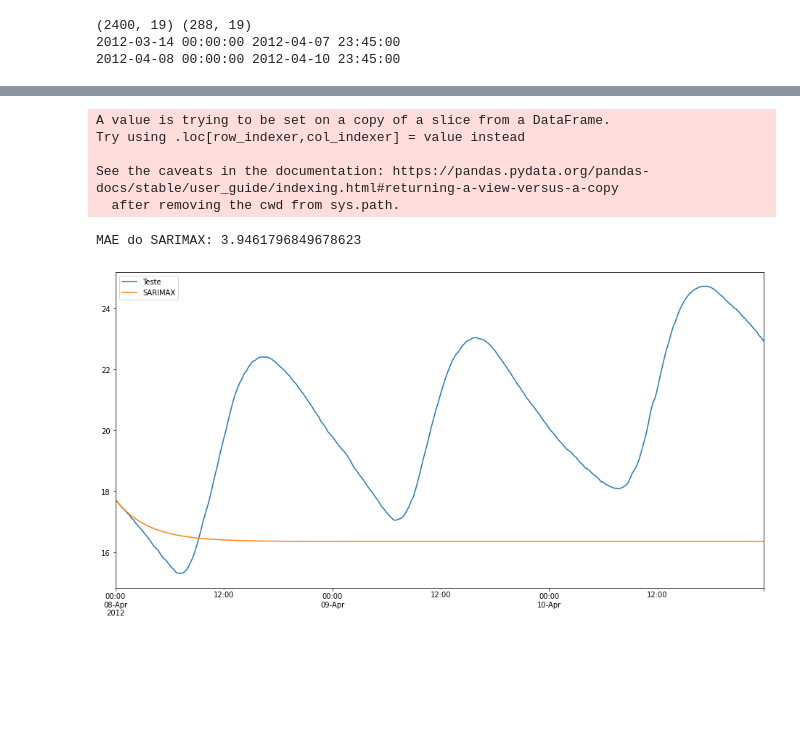
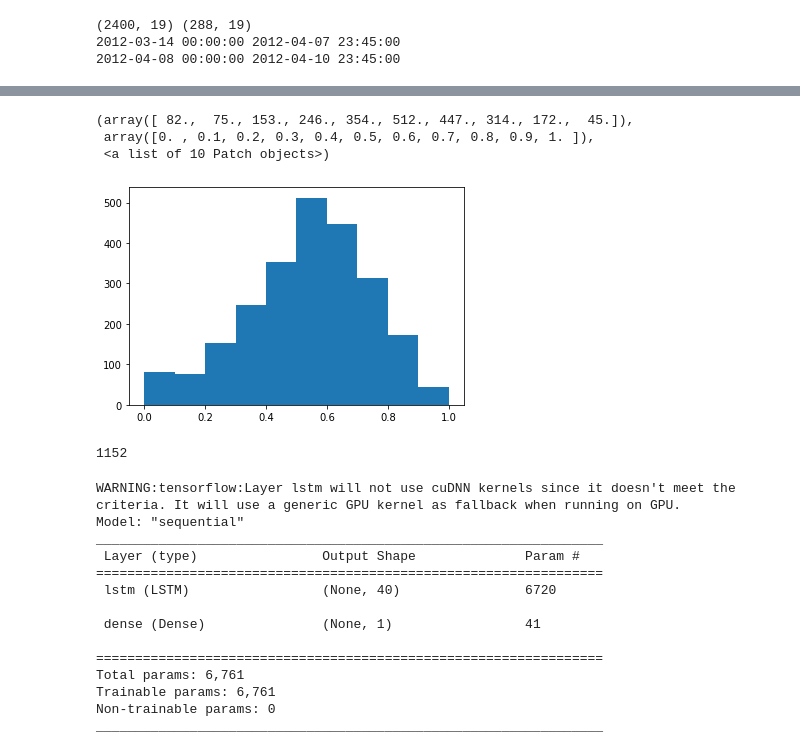
Before and after one commit to HedersonSantos/SmartHome, a Jupyter notebook: seriesTemporais.ipynb, the cells around one changed output, grey strips where cells are left out. Drawn from its saved outputs; the diff is of its cells as text; code cells hidden in the pictures; blank space fills up the shorter version.

```diff
--- a/seriesTemporais.ipynb
+++ b/seriesTemporais.ipynb
@@ -285,4 +163,0 @@ ajustado_hw = modelo.fit();
-# %%
-#Testa HW
-dfTeste['HW'] = ajustado_hw.forecast(dfTeste.shape[0])
-dfTeste[['Indoor_temperature_room','HW']].head(10)
@@ -351,20 +164,45 @@ Warnings:
-# %%
-#avaliando o modelo.
-inicio=len(dfTreino)
-fim=len(dfTreino)+len(dfTeste)-1
-dfTeste['SARIMAX'] = ajustado_sarimax.predict(start=inicio, end=fim, dynamic=False, typ='levels')
-# %% [output]
-A value is trying to be set on a copy of a slice from a DataFrame.
-Try using .loc[row_indexer,col_indexer] = value instead
-
-See the caveats in the documentation: https://pandas.pydata.org/pandas-docs/stable/user_guide/indexing.html#returning-a-view-versus-a-copy
-  after removing the cwd from sys.path.
-# %%
-sarimax = mean_absolute_error(dfTeste['Indoor_temperature_room'],dfTeste['SARIMAX'])
-print('MAE do SARIMAX:', sarimax)
-# %% [output]
-MAE do SARIMAX: 3.9461796849678623
-# %%
-plotaSeries(None, dfTeste['Indoor_temperature_room'], dfTeste['SARIMAX'])
-# %% [output]
-[figure, removed]
+# %%
+#padronizando os valores de 'confirmed' para o dataset de treino e teste - colocando todos os exemplos na mesma escala
+scaler = MinMaxScaler()
+scaler.fit(dfTreino[['Indoor_temperature_room']])
+
+scaled_train = scaler.transform(dfTreino[['Indoor_temperature_room']])
+scaled_test = scaler.transform(dfTeste[['Indoor_temperature_room']])
+
+plt.hist(scaled_train)
+# %% [output]
+(array([ 82.,  75., 153., 246., 354., 512., 447., 314., 172.,  45.]),
+ array([0. , 0.1, 0.2, 0.3, 0.4, 0.5, 0.6, 0.7, 0.8, 0.9, 1. ]),
+ <a list of 10 Patch objects>)
+[figure, added]
+# %%
+# gerando as entradas para a rede neural - (o gerador)
+
+n_input = 96
+n_features = 1
+generator = TimeseriesGenerator(scaled_train, scaled_train, length=n_input, batch_size=2)
+len(generator)
+# %% [output]
+1152
+# %%
+#definindo o modelo e imprimindo a arquitetura
+model = Sequential()
+model.add(LSTM(40, activation='relu', input_shape=(n_input, n_features)))
+model.add(Dense(1))
+model.compile(optimizer='adam', loss='mse' )
+model.summary()
+# %% [output]
+WARNING:tensorflow:Layer lstm will not use cuDNN kernels since it doesn't meet the criteria. It will use a generic GPU kernel as fallback when running on GPU.
+Model: "sequential"
+_________________________________________________________________
+ Layer (type)                Output Shape              Param #
+=================================================================
+ lstm (LSTM)                 (None, 40)                6720
+
+ dense (Dense)               (None, 1)                 41
+
+=================================================================
+Total params: 6,761
+Trainable params: 6,761
+Non-trainable params: 0
+_________________________________________________________________
```
Also changed, not shown: parts of 27 cells of this notebook.
